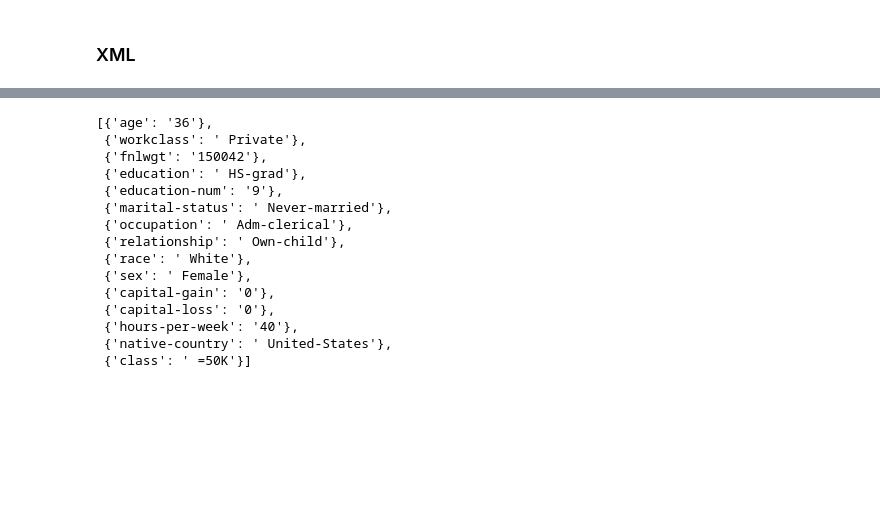
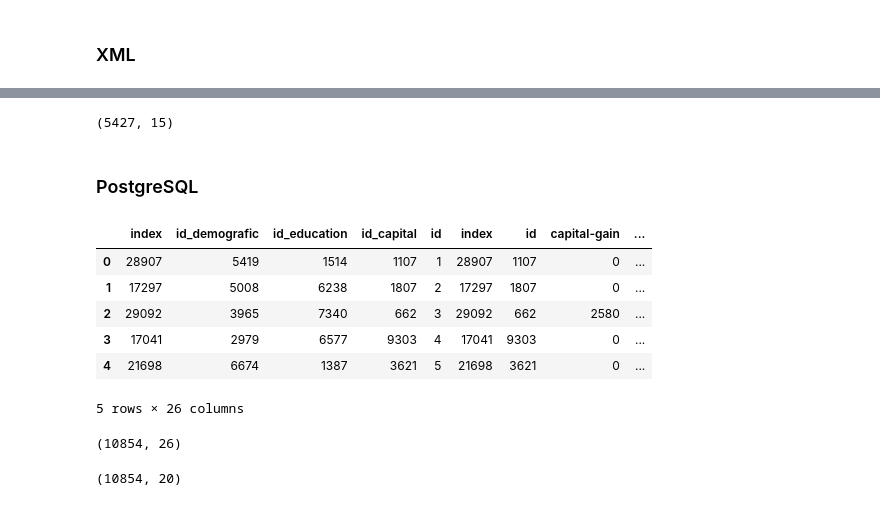
Before and after one commit to mkainula/ml-engineer, a Jupyter notebook: 05_Databases/Assignment 5.ipynb, the cells around one changed output, grey strips where cells are left out. Saved outputs shown, nothing was run; the diff lists cells and outputs as text; code cells hidden in the pictures; blank space fills up the shorter version.

Commit message:
Read data from database, merge all and run RandomForestClassifier

```diff
--- a/05_Databases/Assignment 5.ipynb
+++ b/05_Databases/Assignment 5.ipynb
@@ -181,18 +159,0 @@ for item in iter(parsed_xml_ET):
-# %%
-parsed_items
-# %% [output]
-[{'age': '36'},
- {'workclass': ' Private'},
- {'fnlwgt': '150042'},
- {'education': ' HS-grad'},
- {'education-num': '9'},
- {'marital-status': ' Never-married'},
- {'occupation': ' Adm-clerical'},
- {'relationship': ' Own-child'},
- {'race': ' White'},
- {'sex': ' Female'},
- {'capital-gain': '0'},
- {'capital-loss': '0'},
- {'hours-per-week': '40'},
- {'native-country': ' United-States'},
- {'class': ' =50K'}]
@@ -198,0 +162,25 @@ parsed_items
+# %%
+adult_xml.shape
+# %% [output]
+(5427, 15)
+# %% [markdown]
+### PostgreSQL
+# %%
+adult_sql = pd.read_sql('SELECT * FROM fact_adult f ' +
+                    'INNER JOIN dim_capital cap ON cap.id = f.id_capital ' +
+                    'INNER JOIN dim_demografic dem ON dem.id = f.id_demografic ' +
+                    'INNER JOIN dim_education edu ON edu.id = f.id_education', 'postgresql://mle:mle@127.0.0.1:5432/mle')
+# %%
+adult_sql.head()
+# %% [output]
+|  | index | id_demografic | id_education | id_capital | id | index | id | capital-gain | ... |
+| 0 | 28907 | 5419 | 1514 | 1107 | 1 | 28907 | 1107 | 0 | ... |
+| 1 | 17297 | 5008 | 6238 | 1807 | 2 | 17297 | 1807 | 0 | ... |
+| 2 | 29092 | 3965 | 7340 | 662 | 3 | 29092 | 662 | 2580 | ... |
+| 3 | 17041 | 2979 | 6577 | 9303 | 4 | 17041 | 9303 | 0 | ... |
+| 4 | 21698 | 6674 | 1387 | 3621 | 5 | 21698 | 3621 | 0 | ... |
+5 rows × 26 columns
+# %%
+adult_sql.shape
+# %% [output]
+(10854, 26)
@@ -198,0 +189,4 @@ parsed_items
+# %%
+adult_sql.shape
+# %% [output]
+(10854, 20)
```
Also changed, not shown: parts of 24 cells of this notebook.
